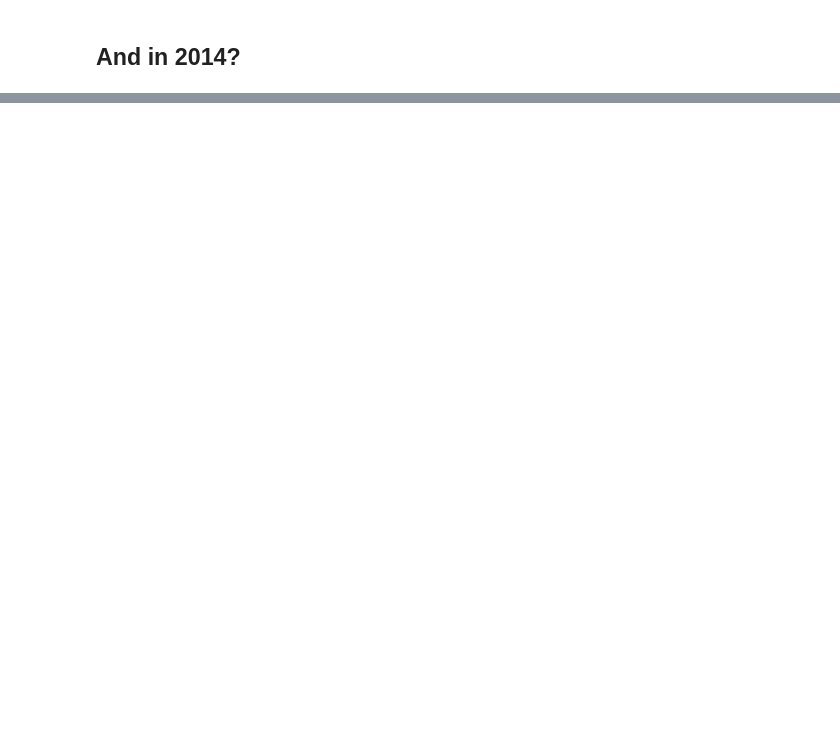
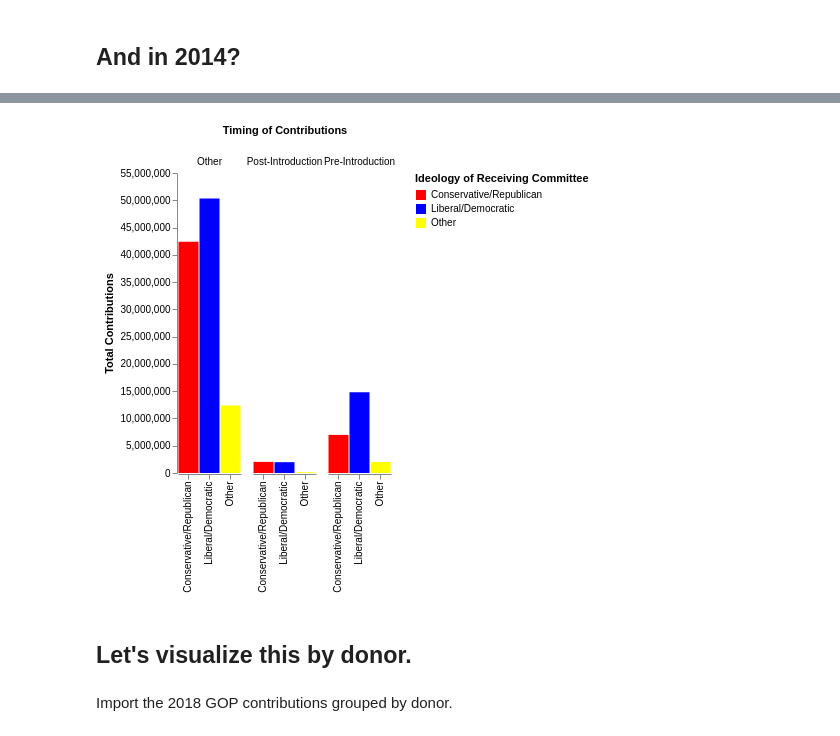
Before and after one commit to PublicI/tax-bill-contribs, a Jupyter notebook: tax-bill-analysis.ipynb, the cells around one changed output, grey strips where cells are left out. Saved outputs shown, nothing was run; the diff lists cells and outputs as text; code cells hidden in the pictures; blank space fills up the shorter version.

```diff
--- a/tax-bill-analysis.ipynb
+++ b/tax-bill-analysis.ipynb
@@ -532,0 +318,5 @@ y="amount")
+# %%
+grouped_by_category_14 = forbes_contributions_14.groupby(["ideology", "pre_post_introduction"]).agg({"contributor_id": "nunique", "fectransid": "count", "amount": sum}).reset_index()
+grouped_by_category_14.rename(columns={"contributor_id": "num_donors", "fectransid": "num_contributions", "amount": "total_amount"}, inplace=True)
+grouped_by_category_14["pct_total_amount"] = grouped_by_category_14["total_amount"] / grouped_by_category_14["total_amount"].sum()
+grouped_by_category_14[grouped_by_category_14["total_amount"] > 0].sort_values(["ideology", "pre_post_introduction"], ascending=True).reset_index(drop=True)
@@ -532,0 +334,18 @@ y="amount")
+# %%
+chart = alt.Chart(grouped_by_category_14).mark_bar(size=20).encode(
+    alt.X("ideology", axis=alt.Axis(title="", grid=False)),
+    alt.Y("total_amount", axis=alt.Axis(title="Total Contributions", grid=False)),
+    column = alt.Column("pre_post_introduction", title="Timing of Contributions"),
+    color = alt.Color("ideology", scale = alt.Scale(range=["red", "blue", "yellow"]),
+                      title="Ideology of Receiving Committee"),
+    tooltip = [alt.Tooltip("total_amount", title="Total Contributions")]
+).configure_view(
+    stroke = "transparent"
+)
+
+chart.display()
+chart.save("chart_14.html")
+# %% [output]
+[figure, added]
+# %% [markdown]
+## Let's visualize this by donor.
@@ -532,0 +358,2 @@ y="amount")
+# %% [markdown]
+Import the 2018 GOP contributions grouped by donor.
```
Also changed, not shown: parts of 95 cells of this notebook, 1 other file.
